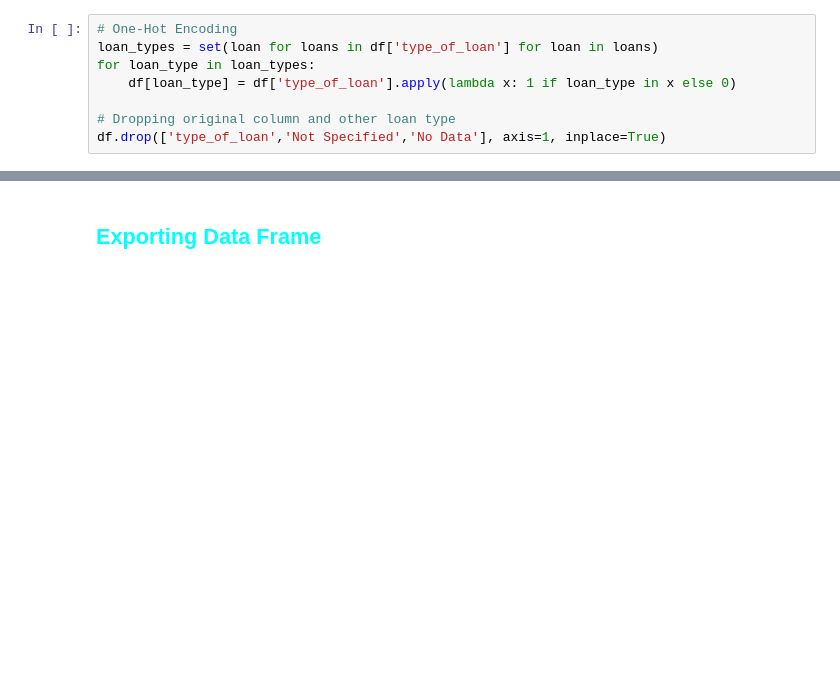
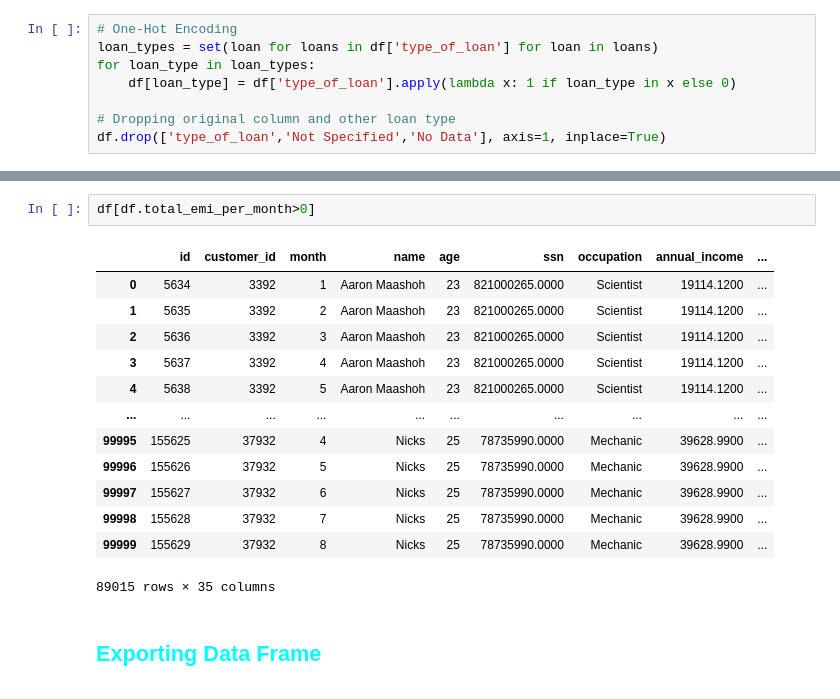
Before and after one commit to Santhosh-Analytics/Banking_Analytics, a Jupyter notebook: data_preparation.ipynb, the cells around one changed output, grey strips where cells are left out. Drawn from its saved outputs; the diff is of its cells as text; blank space fills up the shorter version.

```diff
--- a/data_preparation.ipynb
+++ b/data_preparation.ipynb
@@ -437,3 +465,19 @@ df.sample(2)
+# %%
+df[df.total_emi_per_month>0]
+# %% [output]
+|  | id | customer_id | month | name | age | ssn | occupation | annual_income | ... |
+| 0 | 5634 | 3392 | 1 | Aaron Maashoh | 23 | 821000265.0000 | Scientist | 19114.1200 | ... |
+| 1 | 5635 | 3392 | 2 | Aaron Maashoh | 23 | 821000265.0000 | Scientist | 19114.1200 | ... |
+| 2 | 5636 | 3392 | 3 | Aaron Maashoh | 23 | 821000265.0000 | Scientist | 19114.1200 | ... |
+| 3 | 5637 | 3392 | 4 | Aaron Maashoh | 23 | 821000265.0000 | Scientist | 19114.1200 | ... |
+| 4 | 5638 | 3392 | 5 | Aaron Maashoh | 23 | 821000265.0000 | Scientist | 19114.1200 | ... |
+| ... | ... | ... | ... | ... | ... | ... | ... | ... | ... |
+| 99995 | 155625 | 37932 | 4 | Nicks | 25 | 78735990.0000 | Mechanic | 39628.9900 | ... |
+| 99996 | 155626 | 37932 | 5 | Nicks | 25 | 78735990.0000 | Mechanic | 39628.9900 | ... |
+| 99997 | 155627 | 37932 | 6 | Nicks | 25 | 78735990.0000 | Mechanic | 39628.9900 | ... |
+| 99998 | 155628 | 37932 | 7 | Nicks | 25 | 78735990.0000 | Mechanic | 39628.9900 | ... |
+| 99999 | 155629 | 37932 | 8 | Nicks | 25 | 78735990.0000 | Mechanic | 39628.9900 | ... |
+89015 rows × 35 columns
 # %% [markdown]
 ## <p Style="color: Aqua"> Exporting Data Frame
 # %%
```
Also changed, not shown: parts of 6 cells of this notebook, 6 other files.
